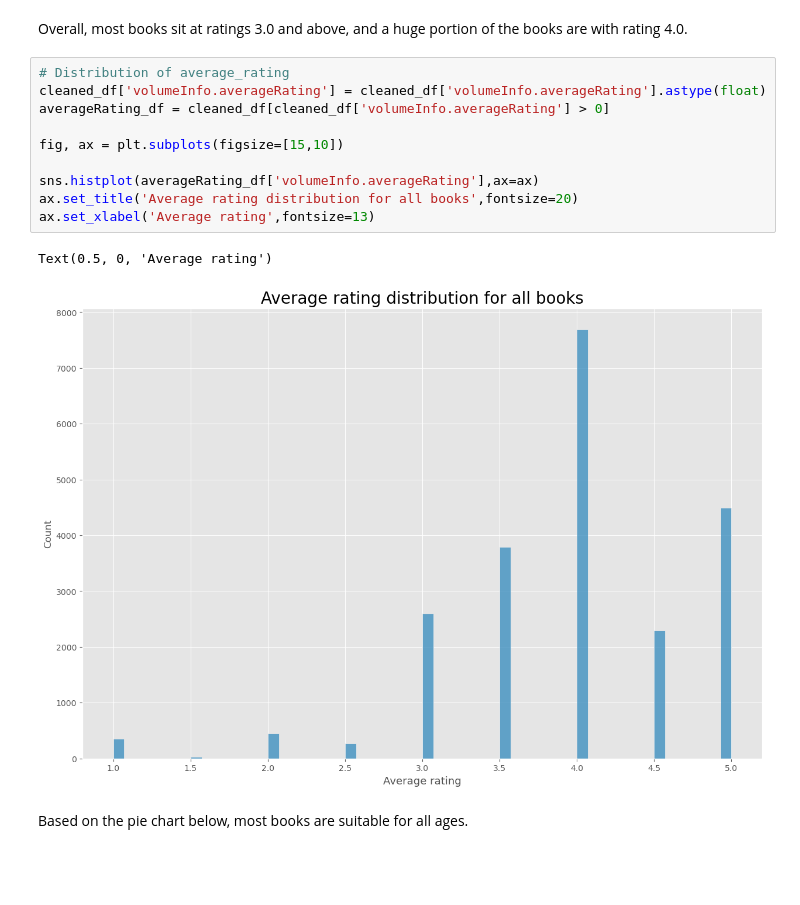
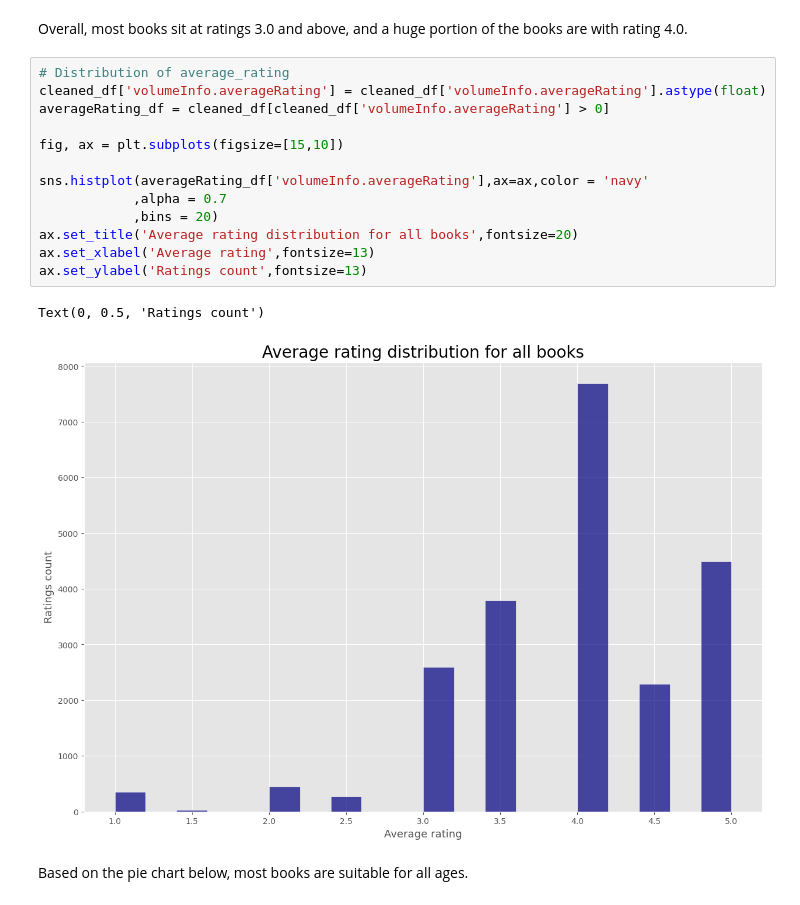
Before and after one commit to hilarylimyuxuan/Book-Recommendation-System, a Jupyter notebook: Book Recommendation System - Google Book.ipynb, the cells around one changed output. Cells and saved outputs as stored; diff of their text form; blank space fills up the shorter version.

```diff
--- a/Book Recommendation System - Google Book.ipynb
+++ b/Book Recommendation System - Google Book.ipynb
@@ -1663,16 +1733,19 @@ Overall, most books sit at ratings 3.0 and above, and a huge portion of the book
 # %%
 # Distribution of average_rating
 cleaned_df['volumeInfo.averageRating'] = cleaned_df['volumeInfo.averageRating'].astype(float)
 averageRating_df = cleaned_df[cleaned_df['volumeInfo.averageRating'] > 0]
 
 fig, ax = plt.subplots(figsize=[15,10])
 
-sns.histplot(averageRating_df['volumeInfo.averageRating'],ax=ax)
+sns.histplot(averageRating_df['volumeInfo.averageRating'],ax=ax,color = 'navy'
+            ,alpha = 0.7
+            ,bins = 20)
 ax.set_title('Average rating distribution for all books',fontsize=20)
 ax.set_xlabel('Average rating',fontsize=13)
+ax.set_ylabel('Ratings count',fontsize=13)
 # %% [output]
-Text(0.5, 0, 'Average rating')
+Text(0, 0.5, 'Ratings count')
-[figure, old version]
+[figure, new version]
 # %% [markdown]
 Based on the pie chart below, most books are suitable for all ages.
 # %%
```
Also changed, not shown: parts of 12 cells of this notebook.
